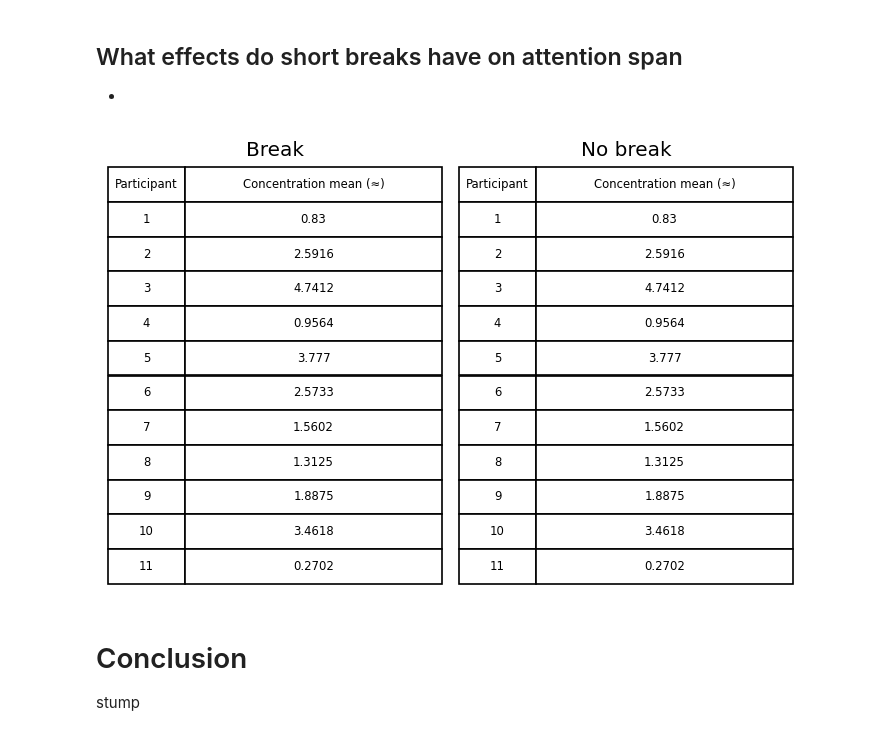
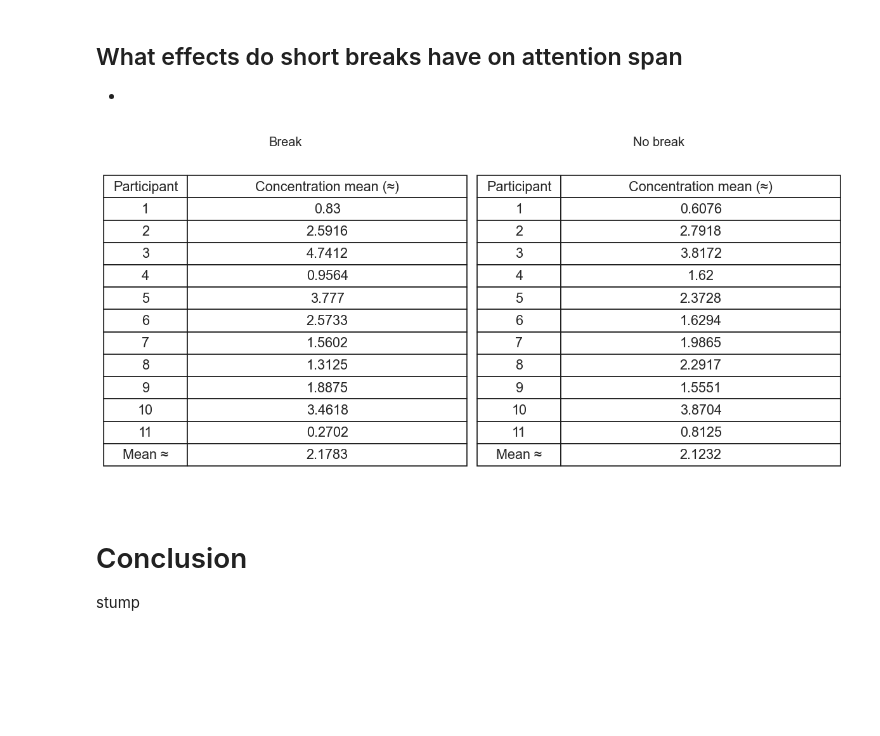
Before and after one commit to Br4ggs/FocusResearch, a Jupyter notebook: FocusResearch.ipynb, the cells around one changed output. Cells and saved outputs as stored; diff of their text form; code cells hidden in the pictures; blank space fills up the shorter version.

Commit message:
Fix tables values

```diff
--- a/FocusResearch.ipynb
+++ b/FocusResearch.ipynb
@@ -128,41 +140,53 @@ The third was me looking at a moving cube that we made as a test focus element.
+# %%
+no_break_stats = []
+no_break_means = []
+
+for i in range(values):
+    location = folder_no_break + str(i + 1) + ".csv"
+    no_break_stats.append(pd.read_csv(location))
+    no_break_means.append(no_break_stats[i]["FocusReal"].mean())
+
+no_break_mean = sum(no_break_means) / len(no_break_means)
+# %%
+break_stats = []
+break_means = []
+
+for i in range(values):
+    location = folder_break + str(i + 1) + ".csv"
+    break_stats.append(pd.read_csv(location))
+    break_means.append(break_stats[i]["FocusReal"].mean())
+
+break_mean = sum(break_means) / len(break_means)
 # %%
-#maybe rework this later using seaborn
-import pandas as pd
-import numpy as np
-import matplotlib.pyplot as plt
+table_data_break = []
+table_data_no_break = []
 
-folder = "./Data/Break/Break"
-break_stat = []
-break_mean = []
-table_data = []
+for i in range(values):
+    table_data_break.append([i+1, break_means[i].round(4)])
+    table_data_no_break.append([i+1, no_break_means[i].round(4)])
 
-for i in range(11):
-    location = folder + str(i + 1) + ".csv"
-    break_stat.append(pd.read_csv(location))
-    break_mean.append(break_stat[i]["FocusReal"].mean())
-
-for i in range(11):
-    table_data.append([i+1, break_mean[i].round(4)])
+table_data_break.append(["Mean ≈", break_mean.round(4)])
+table_data_no_break.append(["Mean ≈", no_break_mean.round(4)])
 
 fig, axs = plt.subplots(1, 2)
 
-table_break = axs[0].table(cellText=table_data, cellLoc='center', loc='center', colLabels=["Participant", "Concentration mean (≈)"], colWidths=[0.3,1])
+table_break = axs[0].table(cellText=table_data_break, cellLoc='center', loc='center', colLabels=["Participant", "Concentration mean (≈)"], colWidths=[0.3,1])
 table_break.set_fontsize(14)
 table_break.scale(1,1.5)
 axs[0].axis('off')
 axs[0].set_title("Break")
 
-table_no_break = axs[1].table(cellText=table_data, cellLoc='center', loc='center', colLabels=["Participant", "Concentration mean (≈)"], colWidths=[0.3,1])
+table_no_break = axs[1].table(cellText=table_data_no_break, cellLoc='center', loc='center', colLabels=["Participant", "Concentration mean (≈)"], colWidths=[0.3,1])
 table_no_break.set_fontsize(14)
 table_no_break.scale(1,1.5)
 axs[1].axis('off')
 axs[1].set_title("No break")
 
 fig.dpi = 120
 plt.tight_layout()
 plt.show()
 # %% [output]
-[figure, old version]
+[figure, new version]
 # %% [markdown]
 # Conclusion
 stump
```
Also changed, not shown: parts of 1 cell of this notebook.
